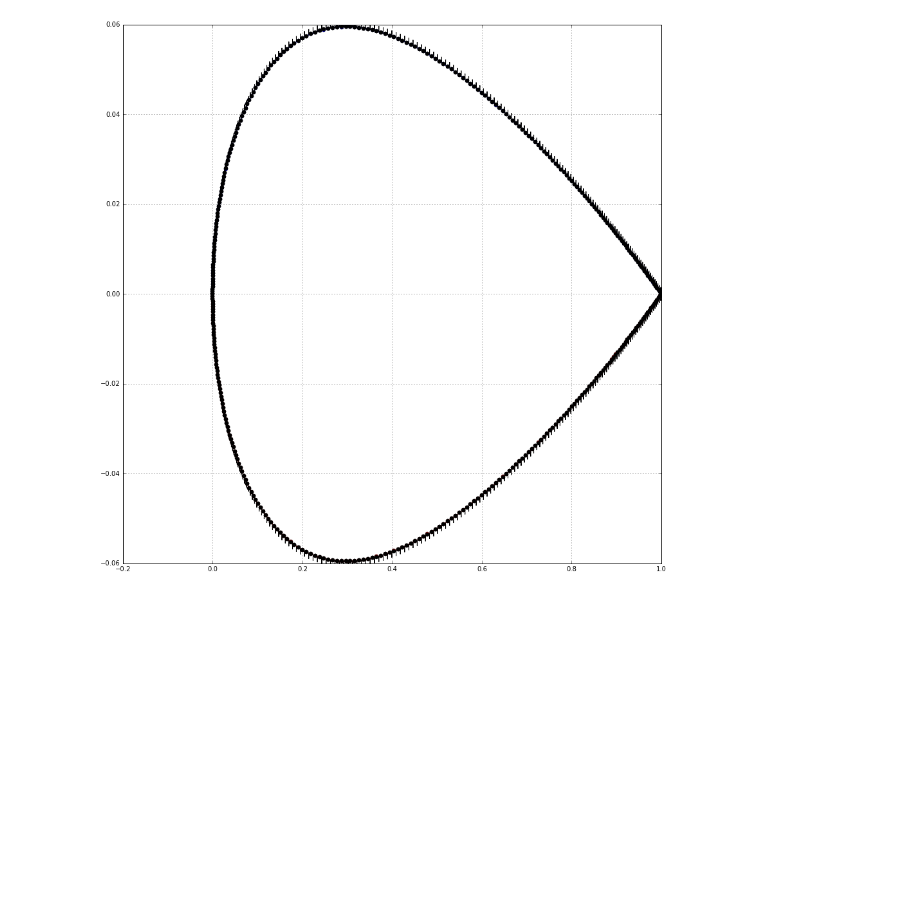
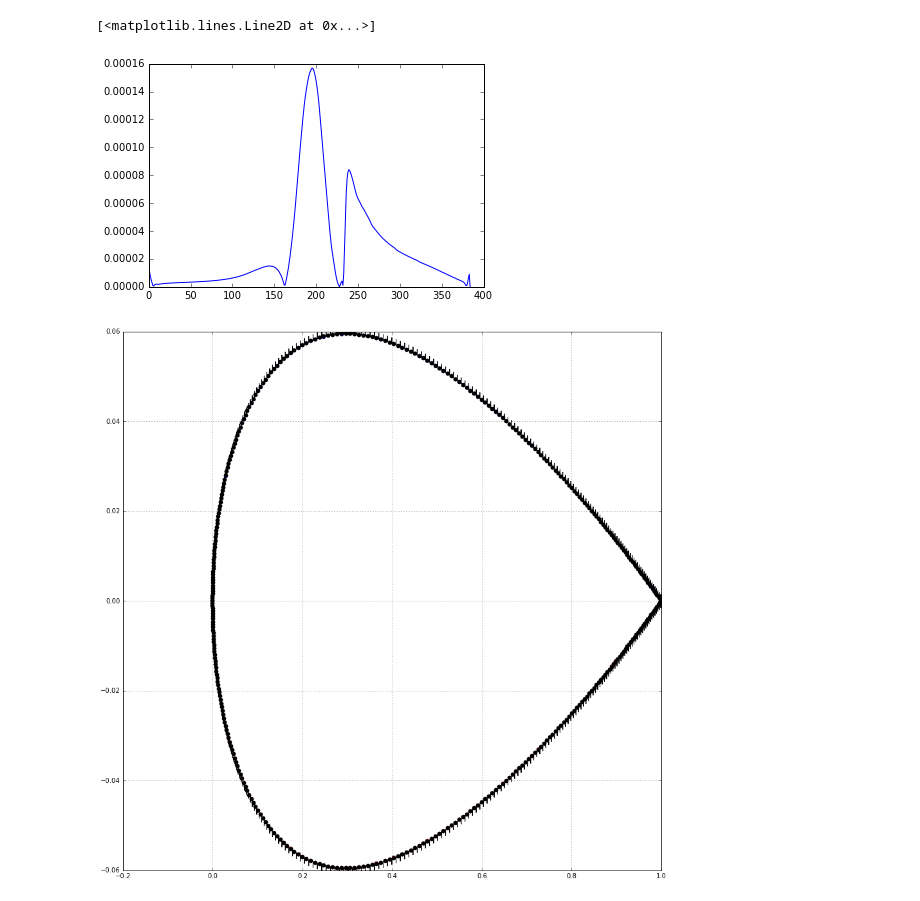
Before and after one commit to selimb/schoolstuff, a Jupyter notebook: mech539/ass5/Untitled.ipynb, the cells around one changed output. Saved outputs shown, nothing was run; the diff lists cells and outputs as text; code cells hidden in the pictures; blank space fills up the shorter version.

```diff
--- a/mech539/ass5/Untitled.ipynb
+++ b/mech539/ass5/Untitled.ipynb
@@ -135,24 +146,29 @@ def draw_vector(ax, x, y, vec, scf=0.001, *args, **kwargs):
     p1 = np.array([x, y]) + scf*vec
     ax.plot([p0[0], p1[0]], [p0[1], p1[1]], *args, **kwargs)
 # %%
-# wall2global = np.arange(airfoil.start, airfoil.stop + 1, 1)
-# tauw = np.zeros_like(x_wall)
-# cf = np.zeros_like(tauw)
-# # Loop over nodes excluding the first and last (at TE singularity)
-# for n in range(1, num_airfoil_nodes - 1):
-#     gn = wall2global[n]
-#     normal = 0.5*(normals[n-1] + normals[n])
-#     uw = np.array([u[gn, 0], v[gn, 0]])
-#     uwt = uw - project(uw, normal)
-#     up1 = np.array([u[gn, 1], v[gn, 1]])
-#     up1t = up1 - project(up1, normal)
-# #     draw_vector(ax, x_wall[n], y_wall[n], up1, 0.1, 'b-o')
-# #     draw_vector(ax, x_wall[n], y_wall[n], up1t, 0.1, 'r-o')
-# #     diff = (up1t - up1)/up1
-#     dn = np.sqrt((x[gn,1] - x[gn,0])**2 + (y[gn,1] - y[gn,0])**2)
-#     dudn = (np.linalg.norm(up1t) - np.linalg.norm(uwt))/dn
-#     tauw[n] = rlv[gn]*dudn
+wall2global = np.arange(airfoil.start, airfoil.stop + 1, 1)
+tauw = np.zeros_like(x_wall)
+cf = np.zeros_like(tauw)
+# Loop over nodes excluding the first and last (at TE singularity)
+for n in range(1, num_airfoil_nodes - 1):
+    gn = wall2global[n]
+    normal = 0.5*(normals[n-1] + normals[n])
+    uw = np.array([u[gn, 0], v[gn, 0]])
+    uwt = uw - project(uw, normal)
+    up1 = np.array([u[gn, 1], v[gn, 1]])
+    up1t = up1 - project(up1, normal)
+#     draw_vector(ax, x_wall[n], y_wall[n], up1, 0.1, 'b-o')
+#     draw_vector(ax, x_wall[n], y_wall[n], up1t, 0.1, 'r-o')
+#     diff = (up1t - up1)/up1
+    dn = np.sqrt((x[gn,1] - x[gn,0])**2 + (y[gn,1] - y[gn,0])**2)
+    dudn = (np.linalg.norm(up1t) - np.linalg.norm(uwt))/dn
+    tauw[n] = rlv[gn,0]*dudn
 #     cf[n] = tauw[n]/(0.5*)
+# %%
+plt.plot(tauw)
+# %% [output]
+[<matplotlib.lines.Line2D at 0x...>]
+[figure, added]
 # %%
 fig, ax = plt.subplots(figsize=(15, 15))
 ax.plot(x[lower], y[lower], 'r-o')
```
Also changed, not shown: parts of 9 cells of this notebook.
